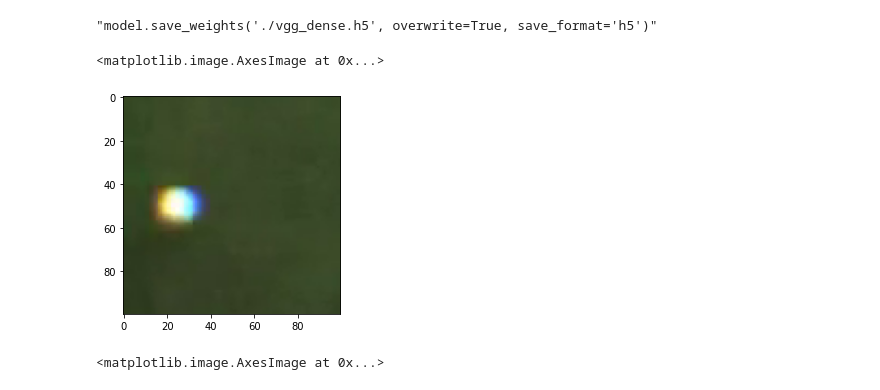
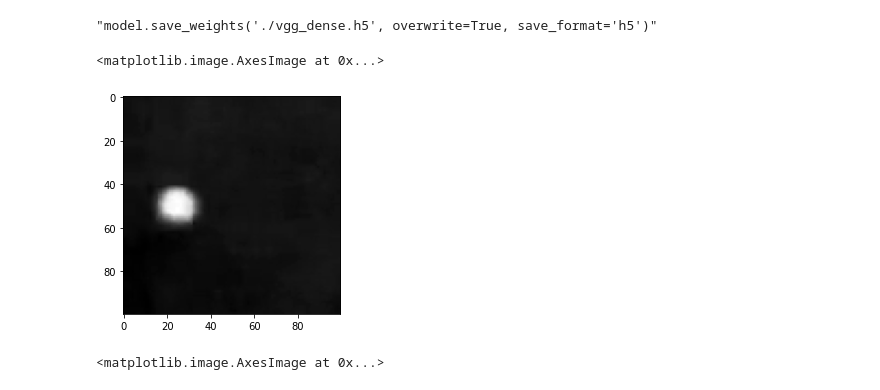
Before and after one commit to sid2610/HPE_Goal, a Jupyter notebook: BallTracking.ipynb, the cells around one changed output. Saved outputs shown, nothing was run; the diff lists cells and outputs as text; code cells hidden in the pictures.

```diff
--- a/BallTracking.ipynb
+++ b/BallTracking.ipynb
@@ -197,0 +201,4 @@ len(tx)
+# %%
+tx_bw = []
+for i in range(len(tx)):
+    tx_bw.append(rgb2gray(tx[i]))
@@ -243,5 +267,6 @@ plt.imshow(tx[3600])
 # %%
 trainx = np.asarray(tx)
+trainx_bw = np.asarray(tx_bw)
 trainy = np.asarray(ty)
 # %%
 trainx.shape
@@ -252,4 +281,5 @@ trainy.shape
 # %% [output]
 (10162,)
 # %%
+trainx_bw = np.expand_dims(trainx_bw, axis=-1)
 trainy = np.expand_dims(trainy, axis=1)
@@ -330,10 +368,10 @@ def sliding_window(img, win, step):
         for x in range(0,img.shape[1]-win[0],step):
             yield (x,y,img[y:y+win[1],x:x+win[0]])
 # %%
-plt.imshow(trainx[0])
+plt.imshow(trainx_bw[0,:,:,0], 'gray')
 # %% [output]
 <matplotlib.image.AxesImage at 0x...>
-[figure, old version]
+[figure, new version]
 # %%
 test = plt.imread('sample.png')
 # %%
```
Also changed, not shown: parts of 25 cells of this notebook.
